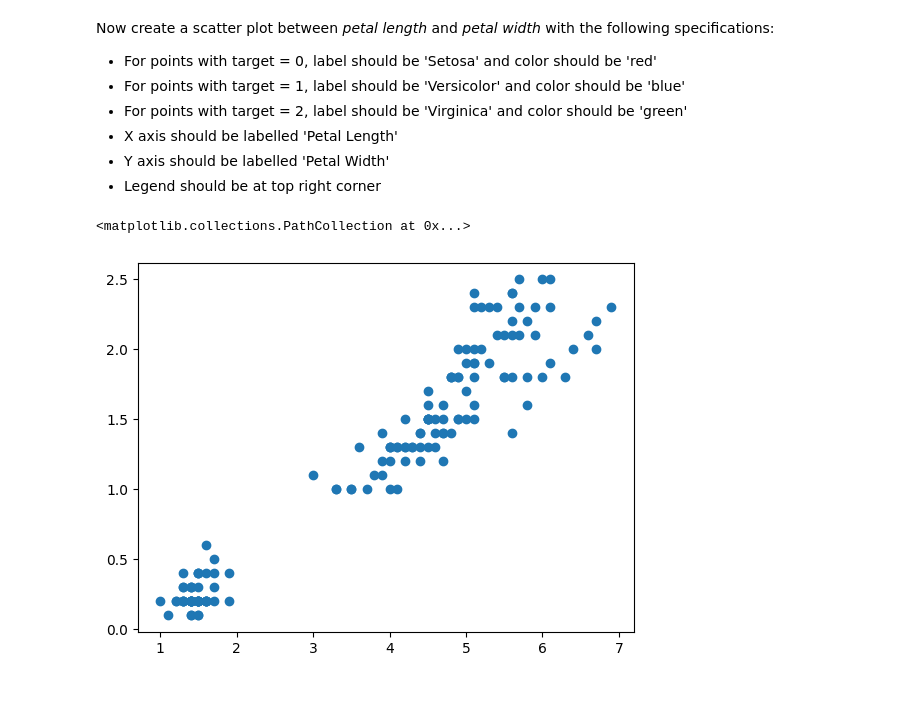
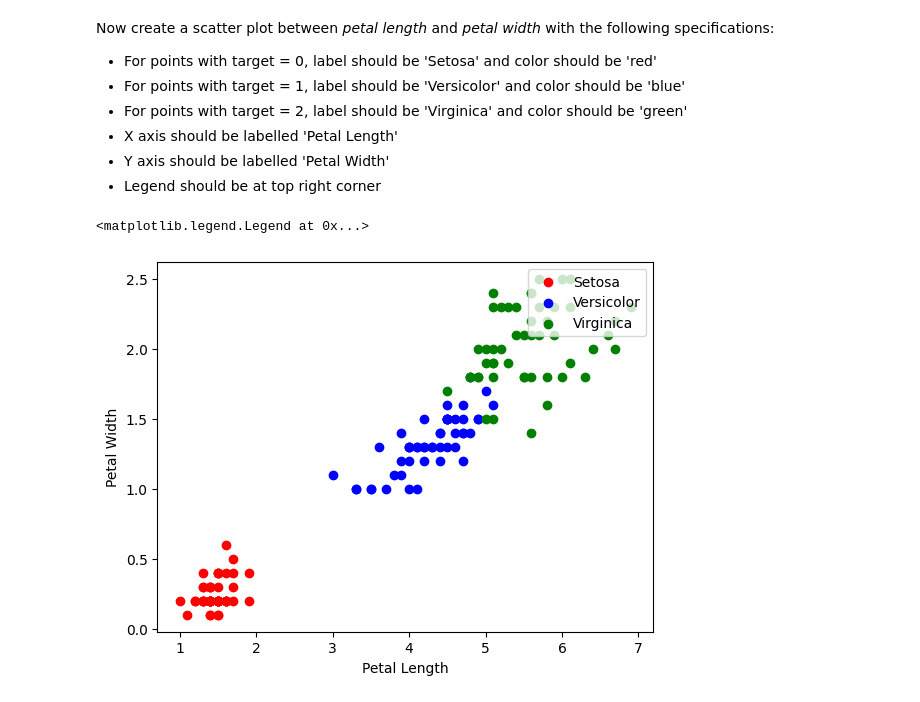
Before and after one commit to RandomMohit/RL-in-Trading, a Jupyter notebook: week1/Pandas_and_Matplotlib.ipynb, the cells around one changed output. Cells and saved outputs as stored; diff of their text form; code cells hidden in the pictures.

```diff
--- a/week1/Pandas_and_Matplotlib.ipynb
+++ b/week1/Pandas_and_Matplotlib.ipynb
@@ -124,11 +124,18 @@ Now create a scatter plot between *petal length* and *petal width* with the foll
 - X axis should be labelled 'Petal Length'
 - Y axis should be labelled 'Petal Width'
 - Legend should be at top right corner
-# %%
-plt.scatter(df['petal length (cm)'],df['petal width (cm)'])
-plt.
-plt.xlabel('Petal Length')
-plt.ylabel('Petal Width')
-# %% [output]
-<matplotlib.collections.PathCollection at 0x...>
-[figure, removed]
+# %%
+setosa=df[df['target']==0]
+versicolor=df[df['target']==1]
+virginica=df[df['target']==2]
+
+
+plt.scatter(setosa['petal length (cm)'],setosa['petal width (cm)'],c='red')
+plt.scatter(versicolor['petal length (cm)'],versicolor['petal width (cm)'],c='blue')
+plt.scatter(virginica['petal length (cm)'],virginica['petal width (cm)'],c='green')
+plt.xlabel('Petal Length')
+plt.ylabel('Petal Width')
+plt.legend(['Setosa','Versicolor','Virginica'],loc='upper right')
+# %% [output]
+<matplotlib.legend.Legend at 0x...>
+[figure, added]
```
